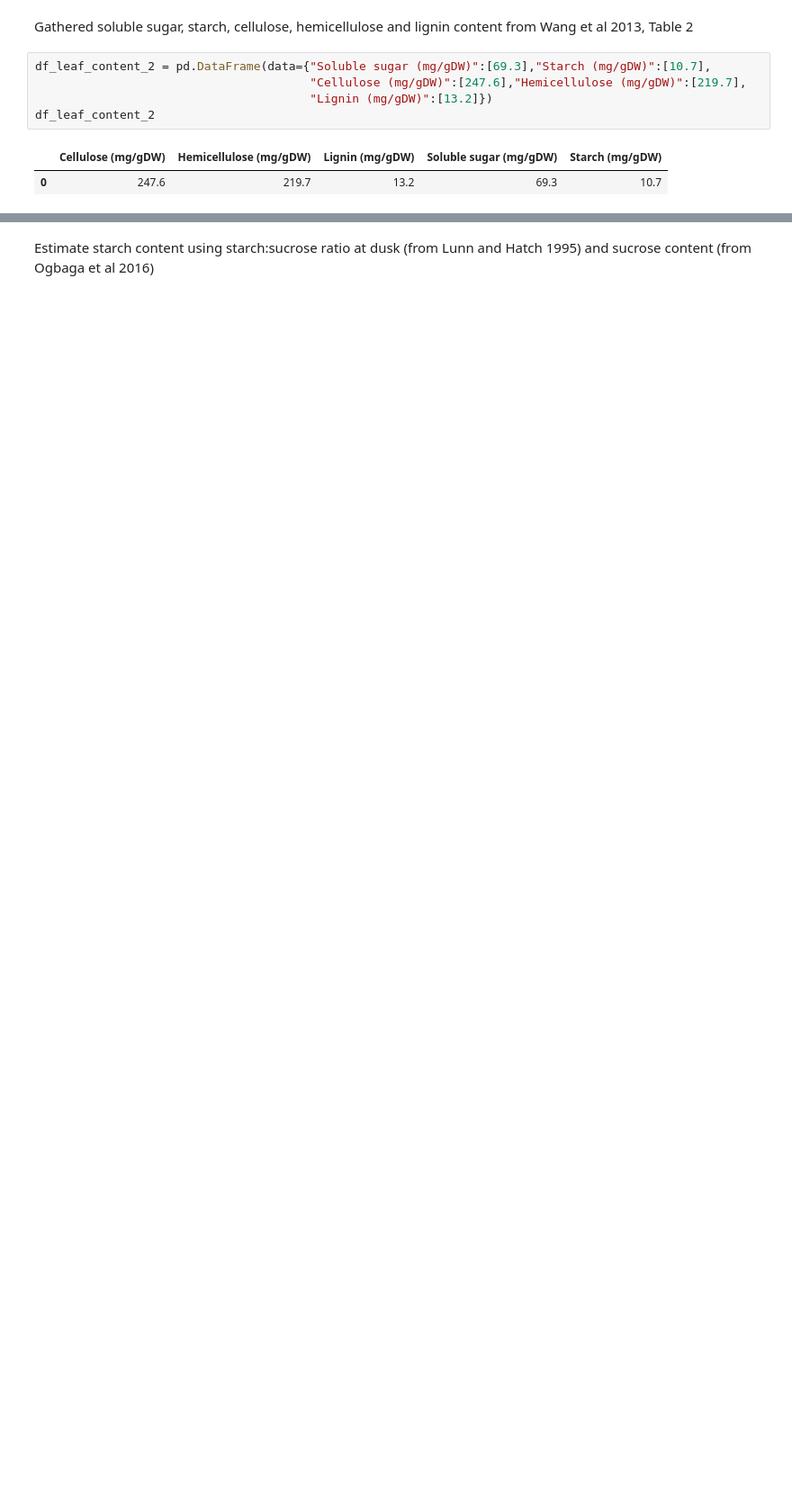
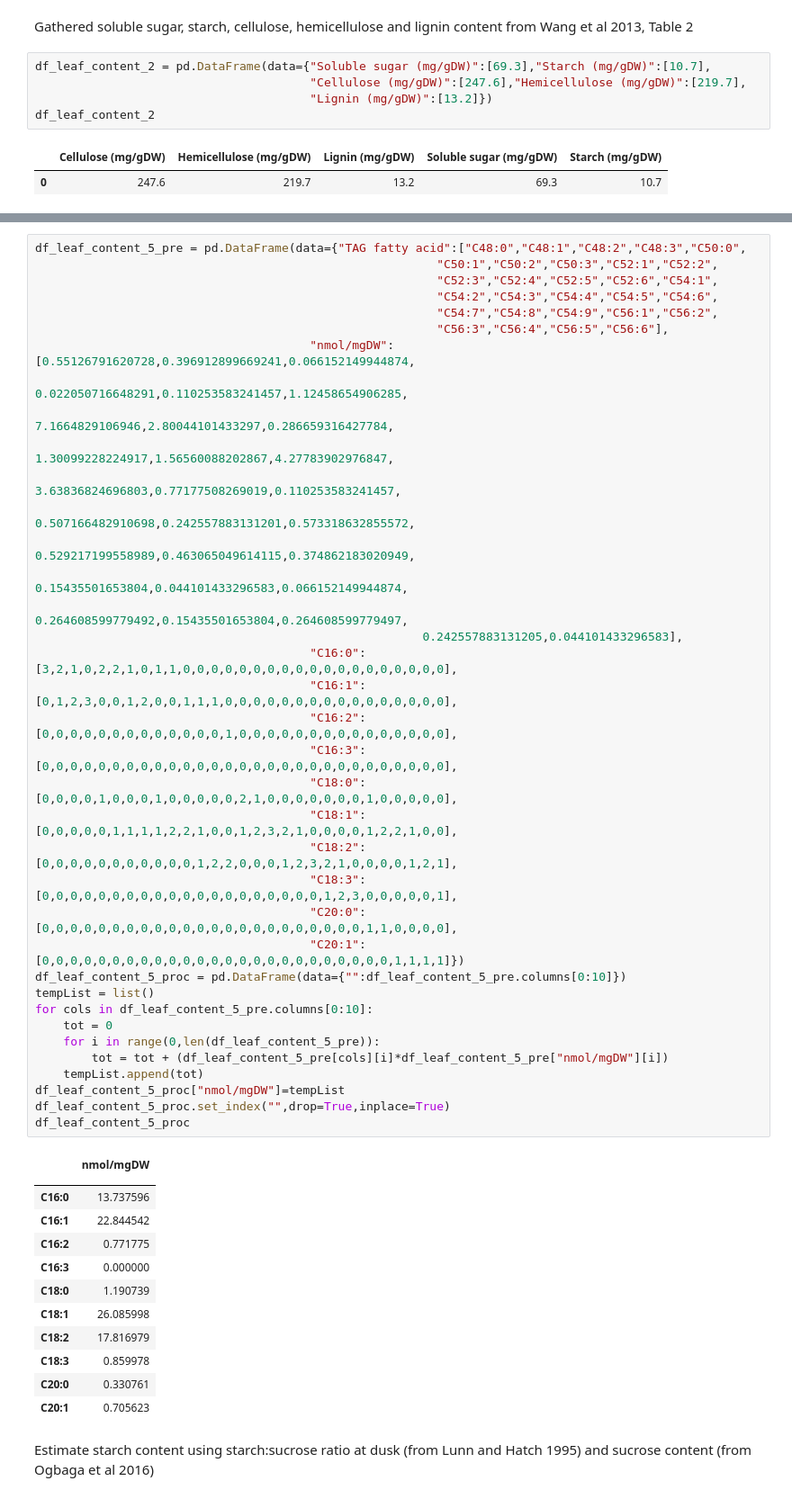
Before and after one commit to cropsinsilico/tissue-specific-FBA-models, a Jupyter notebook: Biomass data - sorghum.ipynb, the cells around one changed output, grey strips where cells are left out. Shown: that part at 90% size. Cells and saved outputs as stored; diff of their text form; blank space fills up the shorter version.

```diff
--- a/Biomass data - sorghum.ipynb
+++ b/Biomass data - sorghum.ipynb
@@ -141,6 +159,56 @@ df_leaf_content_3
 # %% [output]
 |  | DAG (mmol/gDW) | DGDG (mmol/gDW) | LPC (mmol/gDW) | MGDG (mmol/gDW) | PC (mmol/gDW) | TAG (mmol/gDW) |
 | 0 | 4.71831 | 14.225352 | 0.985915 | 13.873239 | 4.71831 | 0.84507 |
+# %%
+df_leaf_content_5_pre = pd.DataFrame(data={"TAG fatty acid":["C48:0","C48:1","C48:2","C48:3","C50:0",
+                                                         "C50:1","C50:2","C50:3","C52:1","C52:2",
+                                                         "C52:3","C52:4","C52:5","C52:6","C54:1",
+                                                         "C54:2","C54:3","C54:4","C54:5","C54:6",
+                                                         "C54:7","C54:8","C54:9","C56:1","C56:2",
+                                                         "C56:3","C56:4","C56:5","C56:6"],
+                                       "nmol/mgDW":[0.55126791620728,0.396912899669241,0.066152149944874,
+                                                       0.022050716648291,0.110253583241457,1.12458654906285,
+                                                       7.1664829106946,2.80044101433297,0.286659316427784,
+                                                       1.30099228224917,1.56560088202867,4.27783902976847,
+                                                       3.63836824696803,0.77177508269019,0.110253583241457,
+                                                       0.507166482910698,0.242557883131201,0.573318632855572,
+                                                       0.529217199558989,0.463065049614115,0.374862183020949,
+                                                       0.15435501653804,0.044101433296583,0.066152149944874,
+                                                       0.264608599779492,0.15435501653804,0.264608599779497,
+                                                       0.242557883131205,0.044101433296583],
+                                       "C16:0":[3,2,1,0,2,2,1,0,1,1,0,0,0,0,0,0,0,0,0,0,0,0,0,0,0,0,0,0,0],
+                                       "C16:1":[0,1,2,3,0,0,1,2,0,0,1,1,1,0,0,0,0,0,0,0,0,0,0,0,0,0,0,0,0],
+                                       "C16:2":[0,0,0,0,0,0,0,0,0,0,0,0,0,1,0,0,0,0,0,0,0,0,0,0,0,0,0,0,0],
+                                       "C16:3":[0,0,0,0,0,0,0,0,0,0,0,0,0,0,0,0,0,0,0,0,0,0,0,0,0,0,0,0,0],
+                                       "C18:0":[0,0,0,0,1,0,0,0,1,0,0,0,0,0,2,1,0,0,0,0,0,0,0,1,0,0,0,0,0],
+                                       "C18:1":[0,0,0,0,0,1,1,1,1,2,2,1,0,0,1,2,3,2,1,0,0,0,0,1,2,2,1,0,0],
+                                       "C18:2":[0,0,0,0,0,0,0,0,0,0,0,1,2,2,0,0,0,1,2,3,2,1,0,0,0,0,1,2,1],
+                                       "C18:3":[0,0,0,0,0,0,0,0,0,0,0,0,0,0,0,0,0,0,0,0,1,2,3,0,0,0,0,0,1],
+                                       "C20:0":[0,0,0,0,0,0,0,0,0,0,0,0,0,0,0,0,0,0,0,0,0,0,0,1,1,0,0,0,0],
+                                       "C20:1":[0,0,0,0,0,0,0,0,0,0,0,0,0,0,0,0,0,0,0,0,0,0,0,0,0,1,1,1,1]})
+df_leaf_content_5_proc = pd.DataFrame(data={"":df_leaf_content_5_pre.columns[0:10]})
+tempList = list()
+for cols in df_leaf_content_5_pre.columns[0:10]:
+    tot = 0
+    for i in range(0,len(df_leaf_content_5_pre)):
+        tot = tot + (df_leaf_content_5_pre[cols][i]*df_leaf_content_5_pre["nmol/mgDW"][i])
+    tempList.append(tot)
+df_leaf_content_5_proc["nmol/mgDW"]=tempList
+df_leaf_content_5_proc.set_index("",drop=True,inplace=True)
+df_leaf_content_5_proc
+# %% [output]
+|  | nmol/mgDW |
+|  |  |
+| C16:0 | 13.737596 |
+| C16:1 | 22.844542 |
+| C16:2 | 0.771775 |
+| C16:3 | 0.000000 |
+| C18:0 | 1.190739 |
+| C18:1 | 26.085998 |
+| C18:2 | 17.816979 |
+| C18:3 | 0.859978 |
+| C20:0 | 0.330761 |
+| C20:1 | 0.705623 |
 # %% [markdown]
 Estimate starch content using starch:sucrose ratio at dusk (from Lunn and Hatch 1995) and sucrose content (from Ogbaga et al 2016)
 # %%
```
Also changed, not shown: parts of 5 cells of this notebook, 14 other files.
